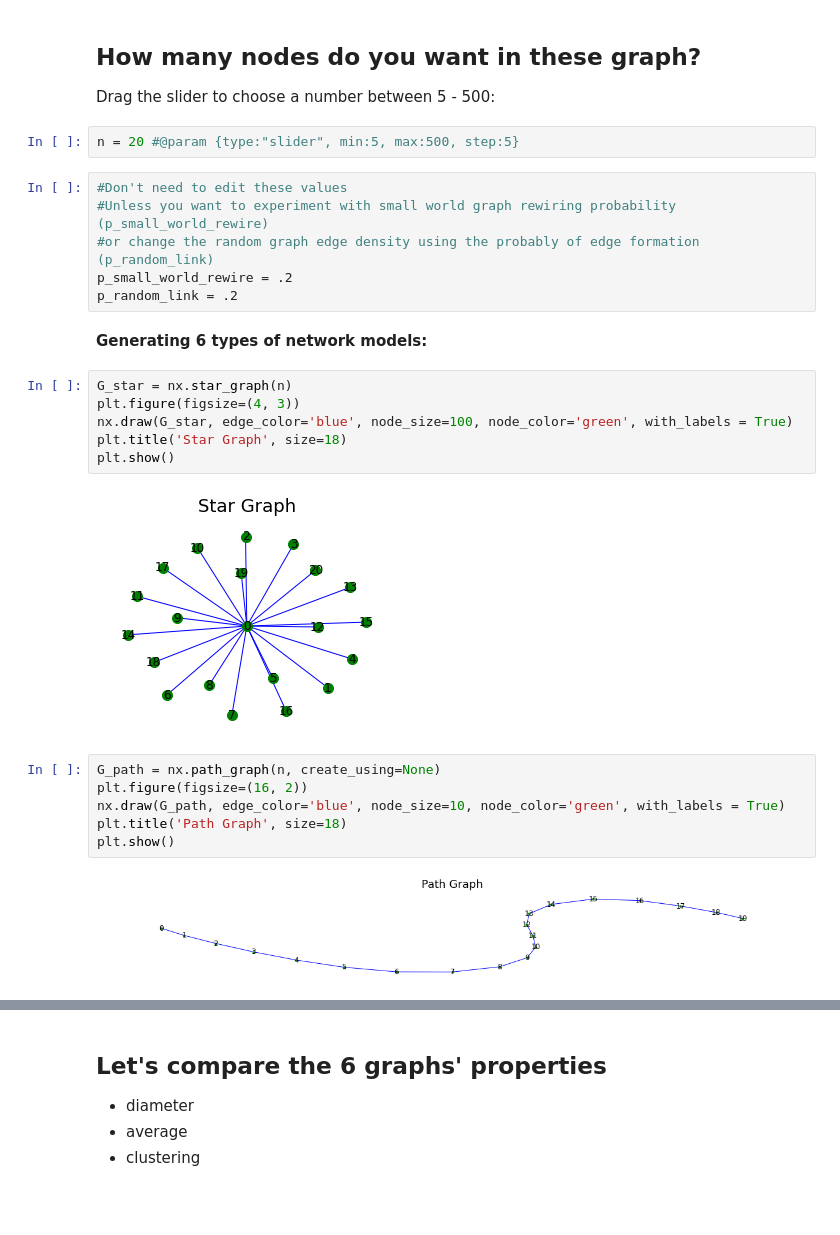
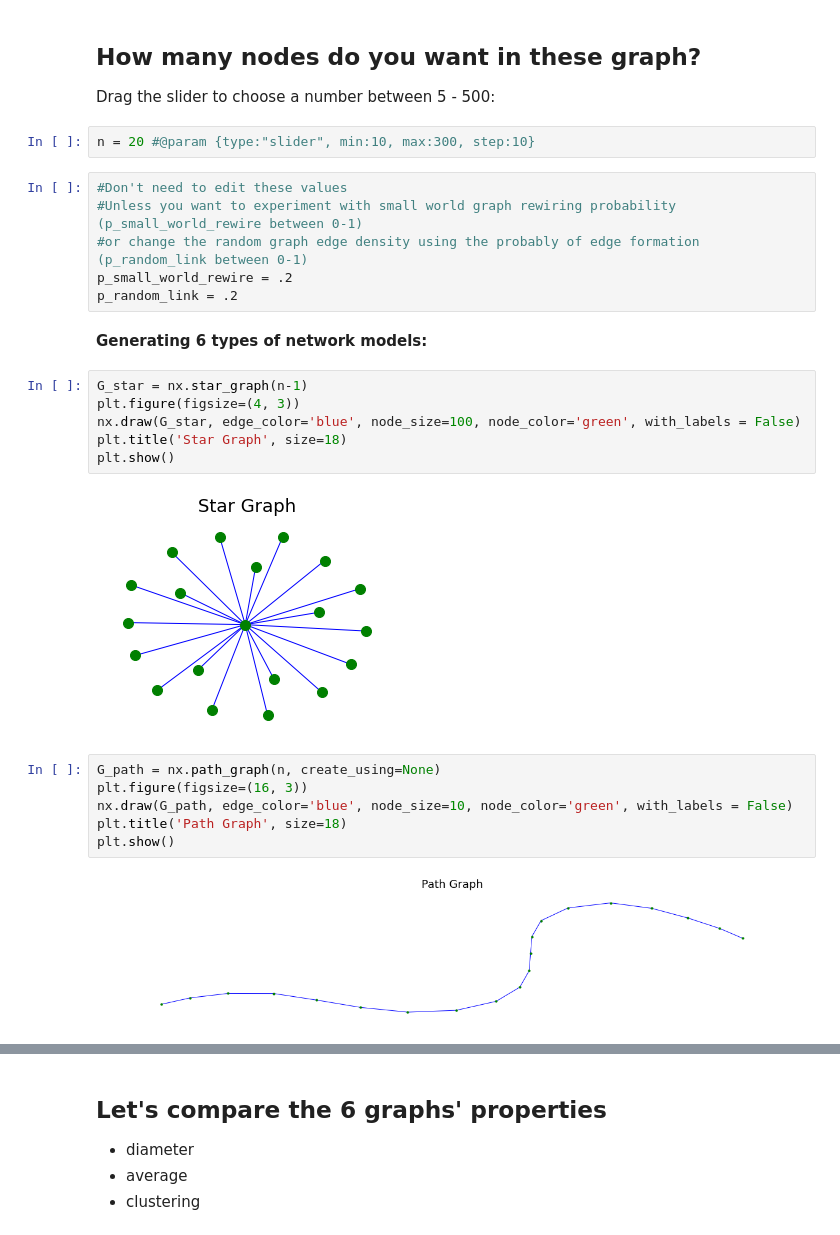
Before and after one commit to hqu/networkx_demo, a Jupyter notebook: CplusJ2022/NetworkX_network_models_tutorial.ipynb, the cells around one changed output, grey strips where cells are left out. Saved outputs shown, nothing was run; the diff lists cells and outputs as text; blank space fills up the shorter version.

```diff
--- a/CplusJ2022/NetworkX_network_models_tutorial.ipynb
+++ b/CplusJ2022/NetworkX_network_models_tutorial.ipynb
@@ -17,30 +17,30 @@ from matplotlib import pyplot as plt
 ## How many nodes do you want in these graph?
 Drag the slider to choose a number between 5 - 500:
 # %%
-n = 20 #@param {type:"slider", min:5, max:500, step:5}
+n = 20 #@param {type:"slider", min:10, max:300, step:10}
 # %%
 #Don't need to edit these values
-#Unless you want to experiment with small world graph rewiring probability (p_small_world_rewire)
-#or change the random graph edge density using the probably of edge formation (p_random_link)
+#Unless you want to experiment with small world graph rewiring probability (p_small_world_rewire between 0-1)
+#or change the random graph edge density using the probably of edge formation (p_random_link between 0-1)
 p_small_world_rewire = .2
 p_random_link = .2
 # %% [markdown]
 **Generating 6 types of network models:**
 # %%
-G_star = nx.star_graph(n)
+G_star = nx.star_graph(n-1)
 plt.figure(figsize=(4, 3))
-nx.draw(G_star, edge_color='blue', node_size=100, node_color='green', with_labels = True)
+nx.draw(G_star, edge_color='blue', node_size=100, node_color='green', with_labels = False)
 plt.title('Star Graph', size=18)
 plt.show()
 # %% [output]
-[figure, old version]
+[figure, new version]
 # %%
 G_path = nx.path_graph(n, create_using=None)
-plt.figure(figsize=(16, 2))
-nx.draw(G_path, edge_color='blue', node_size=10, node_color='green', with_labels = True)
+plt.figure(figsize=(16, 3))
+nx.draw(G_path, edge_color='blue', node_size=10, node_color='green', with_labels = False)
 plt.title('Path Graph', size=18)
 plt.show()
 # %% [output]
-[figure, old version]
+[figure, new version]
 # %%
 G_small_world = nx.watts_strogatz_graph(n, 4, 0, seed=None)
```
Also changed, not shown: parts of 18 cells of this notebook.
